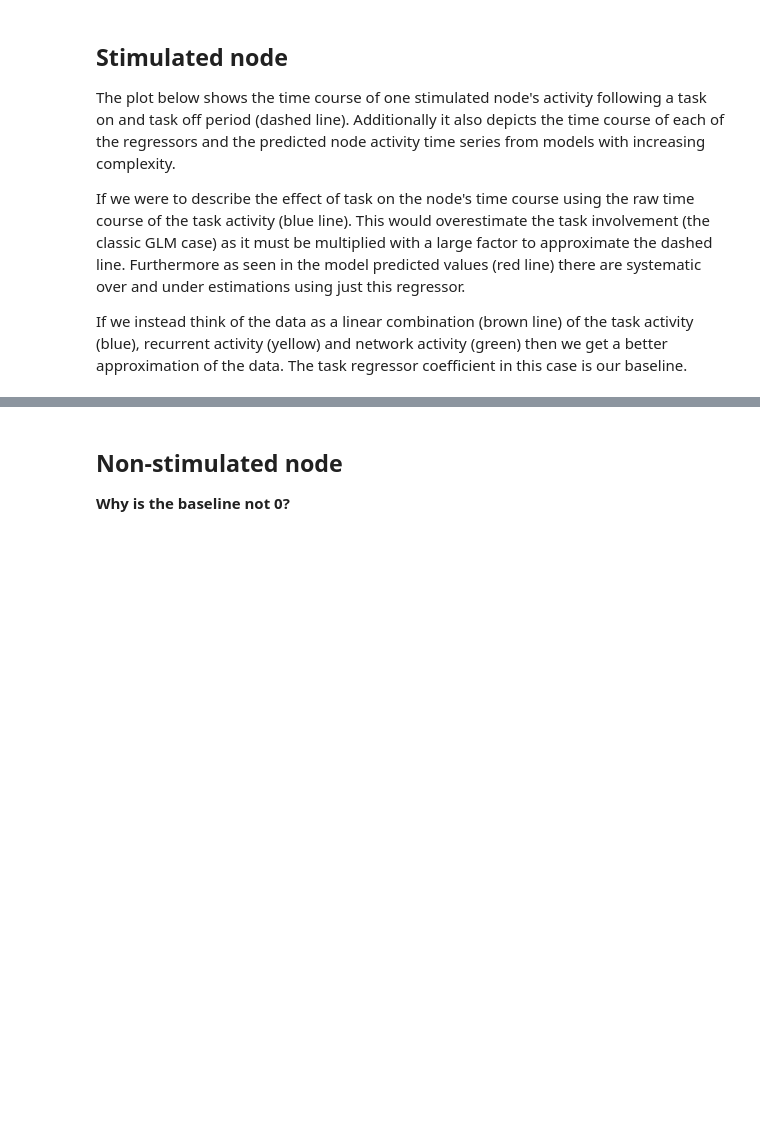
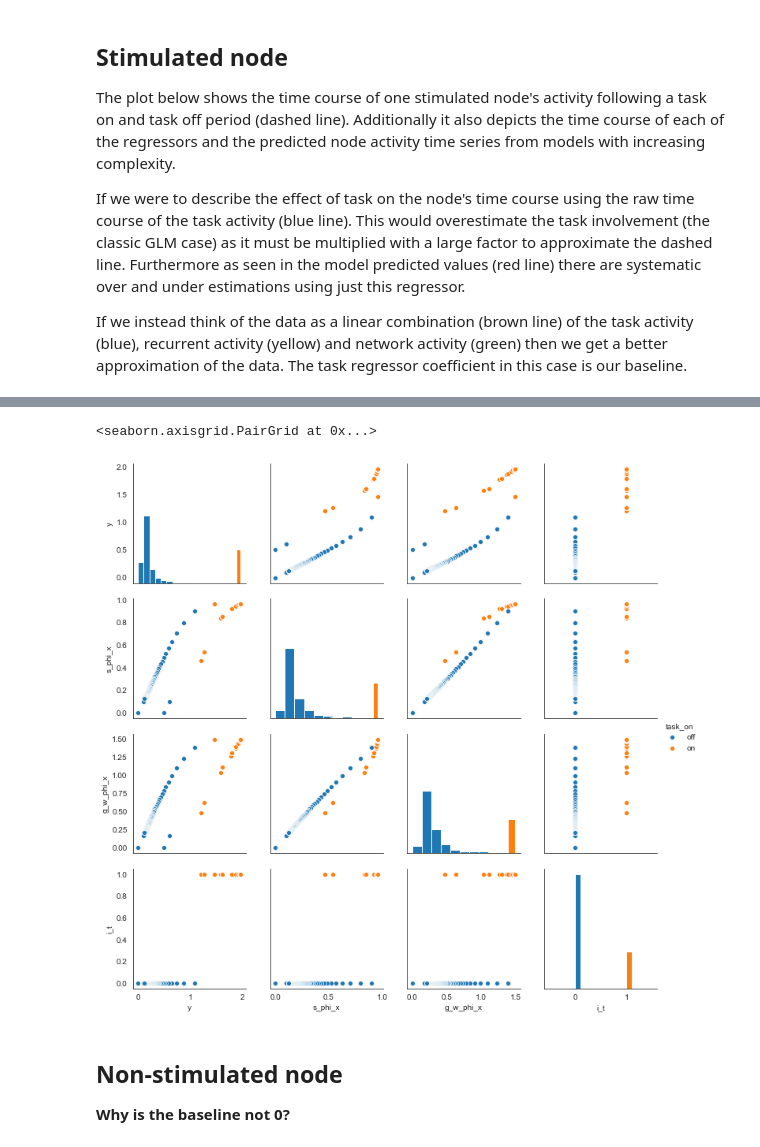
Before and after one commit to zenkavi/NeuralMassModels, a Jupyter notebook: TheoreticalResults/Zenkavi_Simulations/POC_minimal_model.ipynb, the cells around one changed output, grey strips where cells are left out. Saved outputs shown, nothing was run; the diff lists cells and outputs as text; code cells hidden in the pictures; blank space fills up the shorter version.

```diff
--- a/TheoreticalResults/Zenkavi_Simulations/POC_minimal_model.ipynb
+++ b/TheoreticalResults/Zenkavi_Simulations/POC_minimal_model.ipynb
@@ -297,3 +302,9 @@ Text(0.5, 0.98, 'Stimulated node')
+# %%
+mod_df['task_on'] = np.where(mod_df['i_t']==0,"off","on")
+sns.pairplot(mod_df, hue='task_on', vars=mod_df.columns[:-1], diag_kind="hist")
+# %% [output]
+<seaborn.axisgrid.PairGrid at 0x...>
+[figure, added]
 # %% [markdown]
 ## Non-stimulated node
 
```
Also changed, not shown: parts of 12 cells of this notebook, 2 other files.
